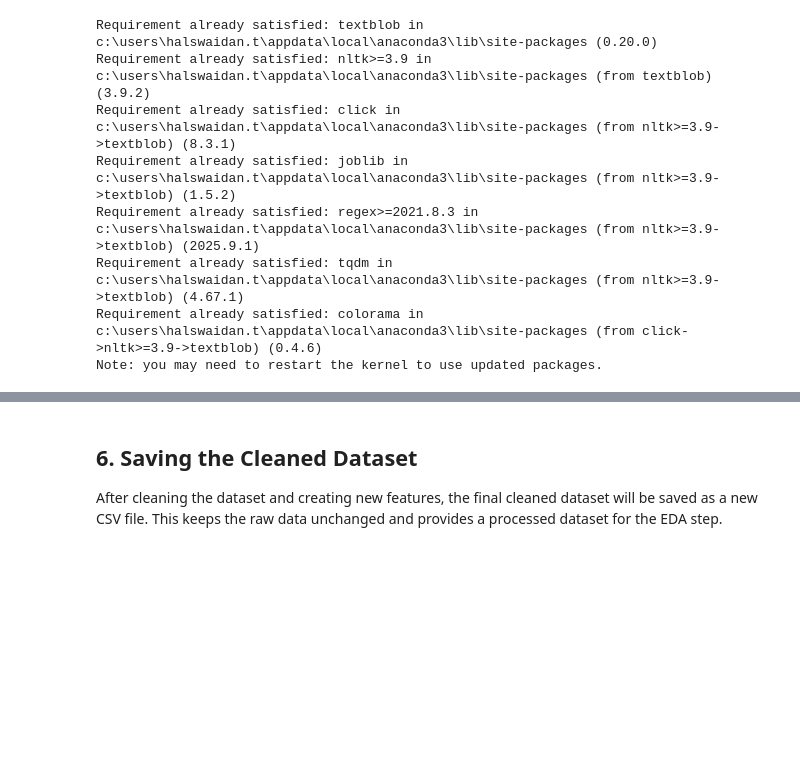
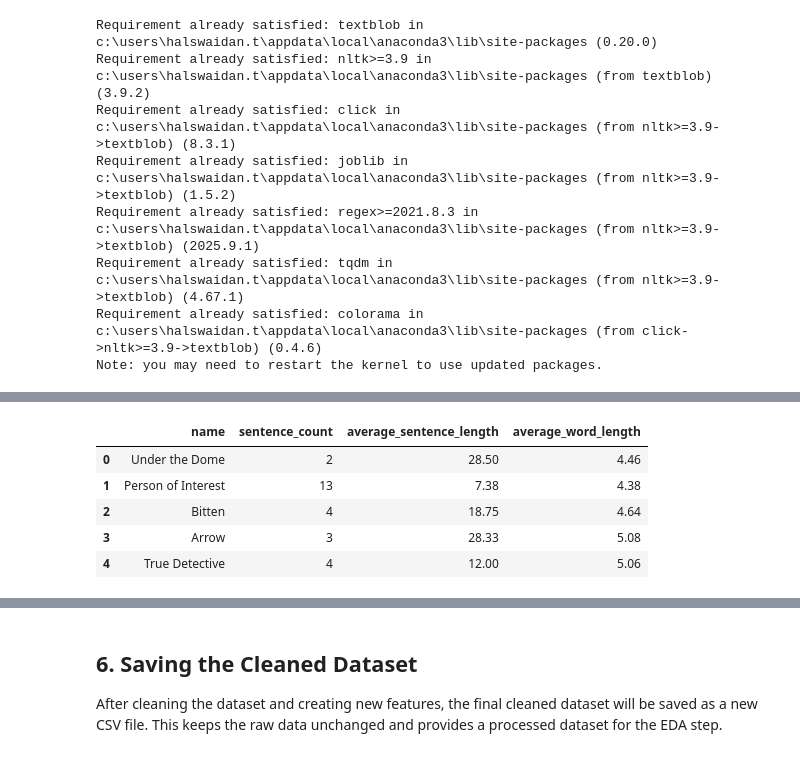
Before and after one commit to hajaralswaidan/streaming-content-strategy, a Jupyter notebook: tvmaze_cleaning.ipynb, the cells around one changed output, grey strips where cells are left out. Saved outputs shown, nothing was run; the diff lists cells and outputs as text; code cells hidden in the pictures; blank space fills up the shorter version.

```diff
--- a/tvmaze_cleaning.ipynb
+++ b/tvmaze_cleaning.ipynb
@@ -449,0 +327,48 @@ df_cleaned[["name", "episode_count", "episode_count_category"]].head()
+# %%
+
+def count_sentences(text):
+    text = str(text)
+    sentences = re.split(r"[.!?]+", text)
+    sentences = [sentence.strip() for sentence in sentences if sentence.strip()]
+    return len(sentences)
+
+def average_sentence_length(text):
+    text = str(text)
+    sentences = re.split(r"[.!?]+", text)
+    sentences = [sentence.strip() for sentence in sentences if sentence.strip()]
+
+    if len(sentences) == 0:
+        return 0
+
+    word_counts = [len(sentence.split()) for sentence in sentences]
+    return round(sum(word_counts) / len(word_counts), 2)
+
+def average_word_length(text):
+    text = str(text)
+    words = re.findall(r"\b[a-zA-Z]+\b", text)
+
+    if len(words) == 0:
+        return 0
+
+    word_lengths = [len(word) for word in words]
+    return round(sum(word_lengths) / len(word_lengths), 2)
+
+df_cleaned["sentence_count"] = df_cleaned["summary"].apply(count_sentences)
+df_cleaned["average_sentence_length"] = df_cleaned["summary"].apply(average_sentence_length)
+df_cleaned["average_word_length"] = df_cleaned["summary"].apply(average_word_length)
+
+df_cleaned[
+    [
+        "name",
+        "sentence_count",
+        "average_sentence_length",
+        "average_word_length"
+    ]
+].head()
+# %% [output]
+|  | name | sentence_count | average_sentence_length | average_word_length |
+| 0 | Under the Dome | 2 | 28.50 | 4.46 |
+| 1 | Person of Interest | 13 | 7.38 | 4.38 |
+| 2 | Bitten | 4 | 18.75 | 4.64 |
+| 3 | Arrow | 3 | 28.33 | 5.08 |
+| 4 | True Detective | 4 | 12.00 | 5.06 |
```
Also changed, not shown: parts of 41 cells of this notebook, 2 other files.
